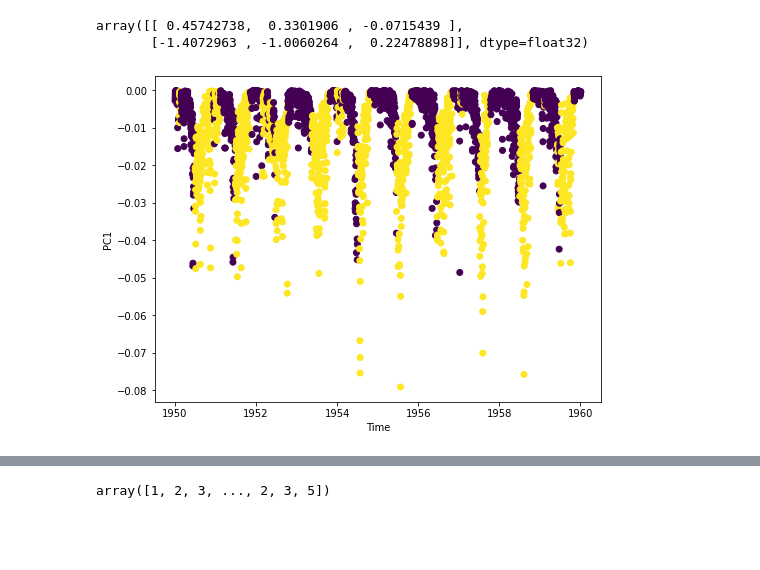
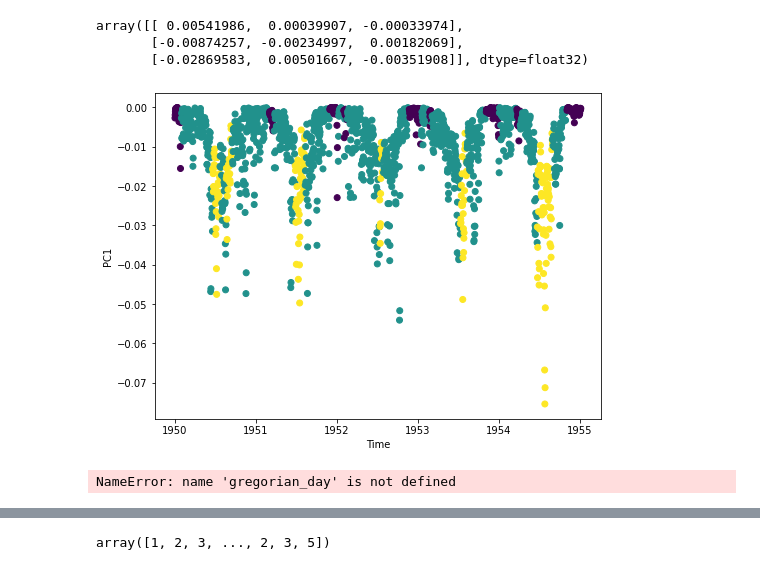
Before and after one commit to jacopograssi97/tesi_scripts, a Jupyter notebook: scripts_jup/Eof.ipynb, the cells around one changed output, grey strips where cells are left out. Drawn from its saved outputs; the diff is of its cells as text; code cells hidden in the pictures; blank space fills up the shorter version.

```diff
--- a/scripts_jup/Eof.ipynb
+++ b/scripts_jup/Eof.ipynb
@@ -14,4 +14,4 @@ region_prec = cdo.sellonlatbox(78, 93, 25, 32, input = file_in_prec)
 prec = xr.open_dataset(region_prec)
 
 to_base = prec.tp.sel(time=slice("1950-01-01", "1980-01-01"))
-to_proj = prec.tp.sel(time=slice("1950-01-01", "1960-01-04"))
+to_proj = prec.tp.sel(time=slice("1950-01-01", "1955-01-04"))
@@ -21,32 +39,33 @@ pc_projection = eof_project(solver, to_proj, 3)
 # %%
 training_set_0 = pc.to_numpy()
 train_mvm = bk.move_mean(training_set_0, window = 30, axis = 0)
 train_mvm[np.isnan(train_mvm)] = 0
 training_set = train_mvm
 #training_set = np.concatenate((training_set_0, train_mvm), axis = 1)
 
 test_set_0 = pc_projection.to_numpy()
 test_mvm = bk.move_mean(test_set_0, window = 30, axis = 0)
 test_mvm[np.isnan(test_mvm)] = 0
 test_set = test_mvm
 #test_set = np.concatenate((test_set_0, test_mvm), axis = 1)
 
-training_set = training_set/np.std(training_set, axis = 0)
-test_set = test_set/np.std(test_set, axis = 0)
+#training_set = training_set/np.std(training_set_0, axis = 0)
+#test_set = test_set/np.std(test_set, axis = 0)
 
-model, clust_centers = kmean_training(training_set, 2, 300)
+model, clust_centers = kmean_training(training_set_0, 3, 300)
 prediction = kmean_preditting(model, test_set)
 
 fig = plt.figure(figsize=(8, 6))
 plt.scatter(pc_projection.time, pc_projection.sel(mode=0), c = prediction)
 plt.ylabel('PC1')
 plt.xlabel('Time')
 
 clust_centers
 # %% [output]
-array([[ 0.45742738,  0.3301906 , -0.0715439 ],
-       [-1.4072963 , -1.0060264 ,  0.22478898]], dtype=float32)
+array([[ 0.00541986,  0.00039907, -0.00033974],
+       [-0.00874257, -0.00234997,  0.00182069],
+       [-0.02869583,  0.00501667, -0.00351908]], dtype=float32)
-[figure, old version]
+[figure, new version]
 # %%
 yr = pc_projection['time.year'].to_numpy()
 dd = gregorian_day(pc_projection)
@@ -58,6 +77,8 @@ trend = bb.groupby(["yr",'idx']).mean()
 trend_st = bb.groupby(["yr",'idx']).std()
 
 #plt.scatter(trend.reset_index()['yr'], trend.reset_index()['dd'], c=trend.reset_index()['idx'])
+# %% [output]
+NameError: name 'gregorian_day' is not defined
 # %%
 trend_np = np.array(trend.reset_index())
 trend_st_np = np.array(trend_st.reset_index())
```
Also changed, not shown: parts of 2 cells of this notebook, 10 other files.
